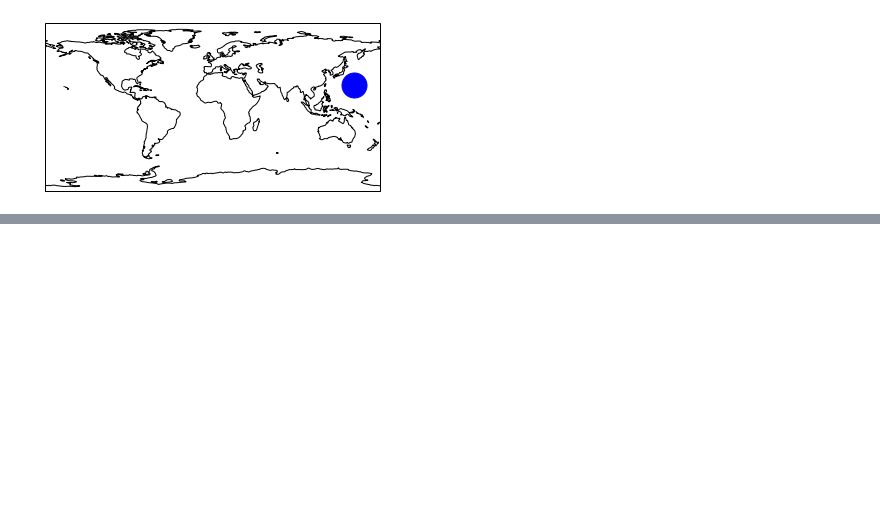
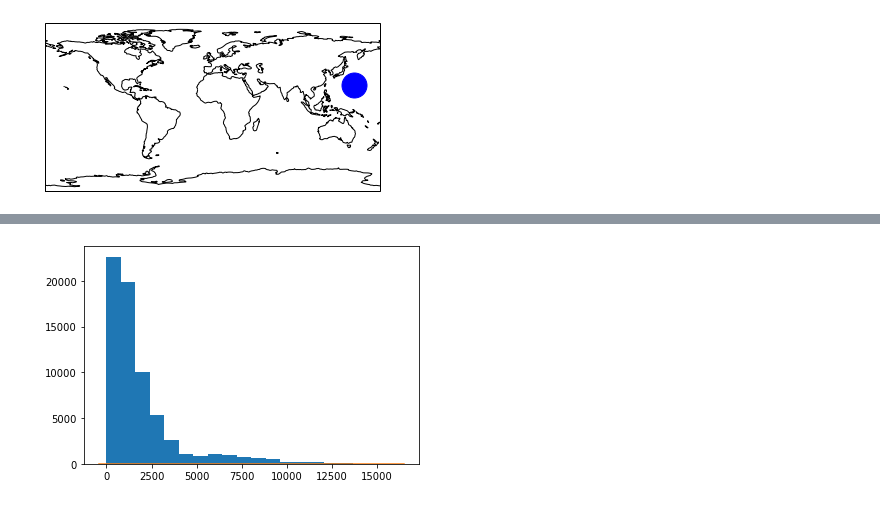
Before and after one commit to Liyubov/mobility_analysis_openhumans, a Jupyter notebook: mobilitydata analyzer.ipynb, the cells around one changed output, grey strips where cells are left out. Drawn from its saved outputs; the diff is of its cells as text; code cells hidden in the pictures; blank space fills up the shorter version.

```diff
--- a/mobilitydata analyzer.ipynb
+++ b/mobilitydata analyzer.ipynb
@@ -266,0 +398,53 @@ plotCountryPatch(ax2, 'Poland', 'green')
+# %%
+#to ensure numerical data for routes
+routes = routes[routes["airline_id"] != "\\N"]
+# %%
+# Now we count the length of routes.
+# This can tell us if airlines fly more shorter routes, or more longer ones.
+
+import math
+import matplotlib.pyplot as plt
+
+import seaborn
+
+def haversine(lon1, lat1, lon2, lat2):
+    # Convert coordinates to floats.
+    lon1, lat1, lon2, lat2 = [float(lon1), float(lat1), float(lon2), float(lat2)]
+    # Convert to radians from degrees.
+    lon1, lat1, lon2, lat2 = map(math.radians, [lon1, lat1, lon2, lat2])
+    # Compute distance.
+    dlon = lon2 - lon1
+    dlat = lat2 - lat1
+    a = math.sin(dlat/2)**2 + math.cos(lat1) * math.cos(lat2) * math.sin(dlon/2)**2
+    c = 2 * math.asin(math.sqrt(a))
+    km = 6367 * c
+    return km
+
+# function copied from https://www.dataquest.io/blog/python-data-visualization-libraries/
+
+def calc_dist(row):
+    dist = 0
+    try:
+        # Match source and destination to get coordinates.
+        source = airports[airports["id"] == row["source_id"]].iloc[0]
+        dest = airports[airports["id"] == row["dest_id"]].iloc[0]
+        # Use coordinates to compute distance.
+        dist = haversine(dest["longitude"], dest["latitude"], source["longitude"], source["latitude"])
+    except (ValueError, IndexError):
+        pass
+    return dist
+
+
+# now we apply this function to routes dataframe
+route_lengths = routes.apply(calc_dist, axis=1)
+
+
+
+# now we are plotting the histogram
+plt.hist(route_lengths, bins=20)
+plt.show()
+
+seaborn.distplot(route_lengths, bins=20)
+plt.show()
+# %% [output]
+[figure, added]
```
Also changed, not shown: parts of 15 cells of this notebook.
